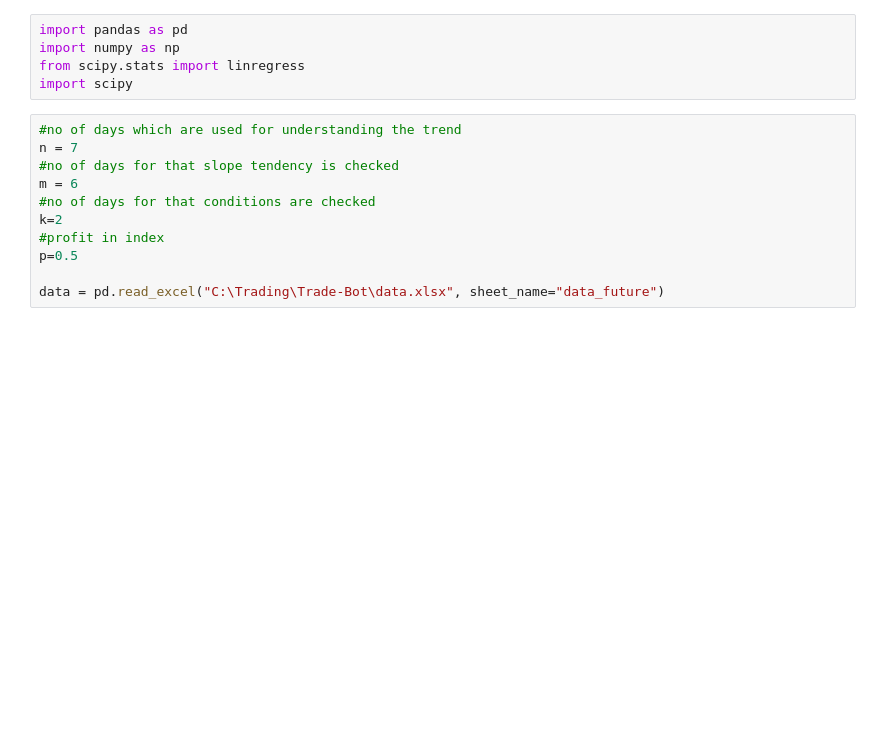
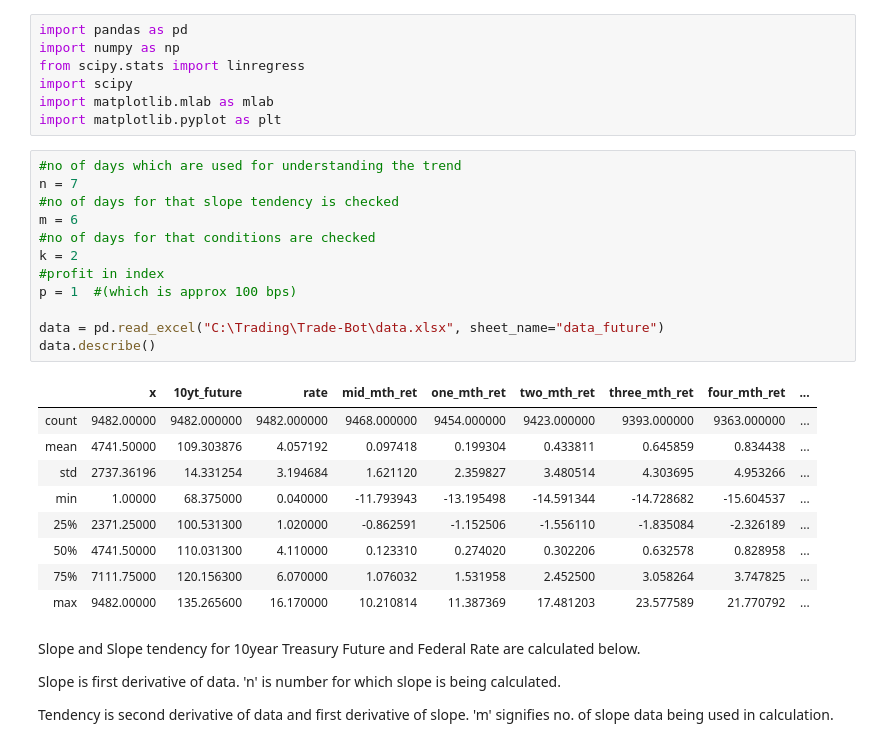
Before and after one commit to parthrana34/Trade-Bot, a Jupyter notebook: Trade Bot Signals and Analysis.ipynb, the cells around one changed output. Saved outputs shown, nothing was run; the diff lists cells and outputs as text; blank space fills up the shorter version.

```diff
--- a/Trade Bot Signals and Analysis.ipynb
+++ b/Trade Bot Signals and Analysis.ipynb
@@ -3,14 +7,33 @@ import pandas as pd
 import numpy as np
 from scipy.stats import linregress
 import scipy
+import matplotlib.mlab as mlab
+import matplotlib.pyplot as plt
 # %%
 #no of days which are used for understanding the trend
 n = 7
 #no of days for that slope tendency is checked
 m = 6
 #no of days for that conditions are checked
-k=2
+k = 2
 #profit in index
-p=0.5
+p = 1  #(which is approx 100 bps)
 
 data = pd.read_excel("C:\Trading\Trade-Bot\data.xlsx", sheet_name="data_future")
+data.describe()
+# %% [output]
+|  | x | 10yt_future | rate | mid_mth_ret | one_mth_ret | two_mth_ret | three_mth_ret | four_mth_ret | ... |
+| count | 9482.00000 | 9482.000000 | 9482.000000 | 9468.000000 | 9454.000000 | 9423.000000 | 9393.000000 | 9363.000000 | ... |
+| mean | 4741.50000 | 109.303876 | 4.057192 | 0.097418 | 0.199304 | 0.433811 | 0.645859 | 0.834438 | ... |
+| std | 2737.36196 | 14.331254 | 3.194684 | 1.621120 | 2.359827 | 3.480514 | 4.303695 | 4.953266 | ... |
+| min | 1.00000 | 68.375000 | 0.040000 | -11.793943 | -13.195498 | -14.591344 | -14.728682 | -15.604537 | ... |
+| 25% | 2371.25000 | 100.531300 | 1.020000 | -0.862591 | -1.152506 | -1.556110 | -1.835084 | -2.326189 | ... |
+| 50% | 4741.50000 | 110.031300 | 4.110000 | 0.123310 | 0.274020 | 0.302206 | 0.632578 | 0.828958 | ... |
+| 75% | 7111.75000 | 120.156300 | 6.070000 | 1.076032 | 1.531958 | 2.452500 | 3.058264 | 3.747825 | ... |
+| max | 9482.00000 | 135.265600 | 16.170000 | 10.210814 | 11.387369 | 17.481203 | 23.577589 | 21.770792 | ... |
+# %% [markdown]
+Slope and Slope tendency for 10year Treasury Future and Federal Rate are calculated below.
+
+Slope is first derivative of data. 'n' is number for which slope is being calculated.
+
+Tendency is second derivative of data and first derivative of slope. 'm' signifies no. of slope data being used in calculation.
```
Also changed, not shown: parts of 21 cells of this notebook.
